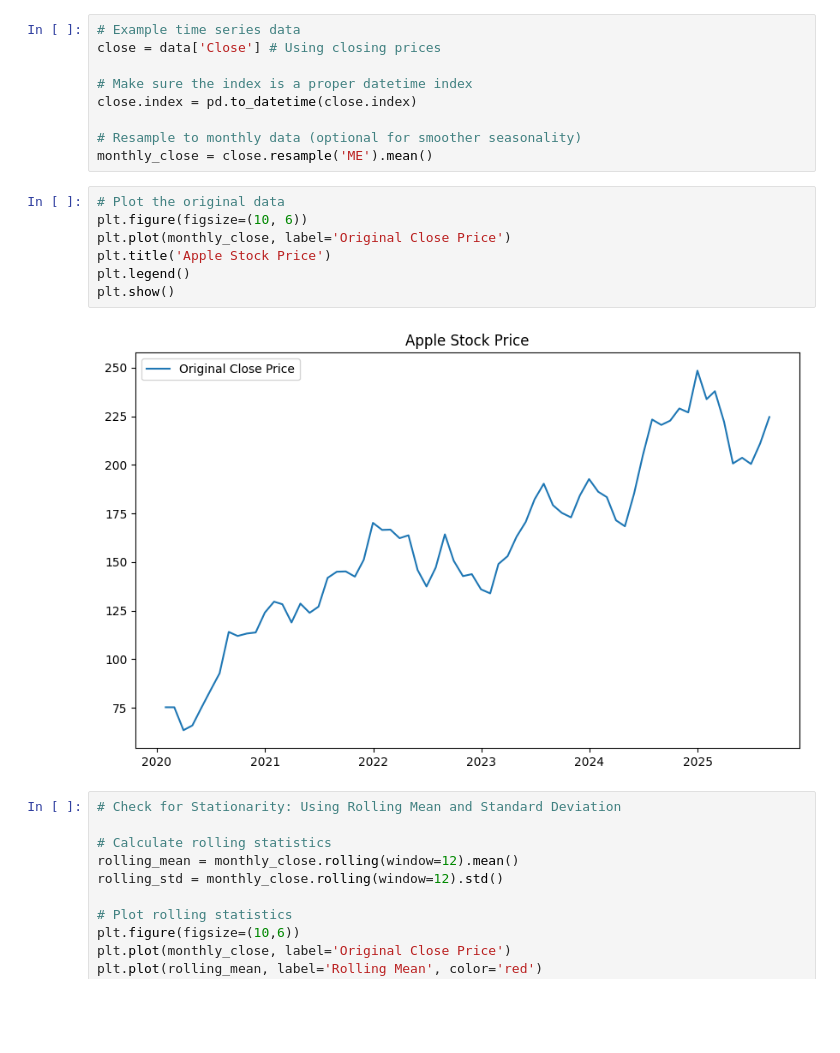
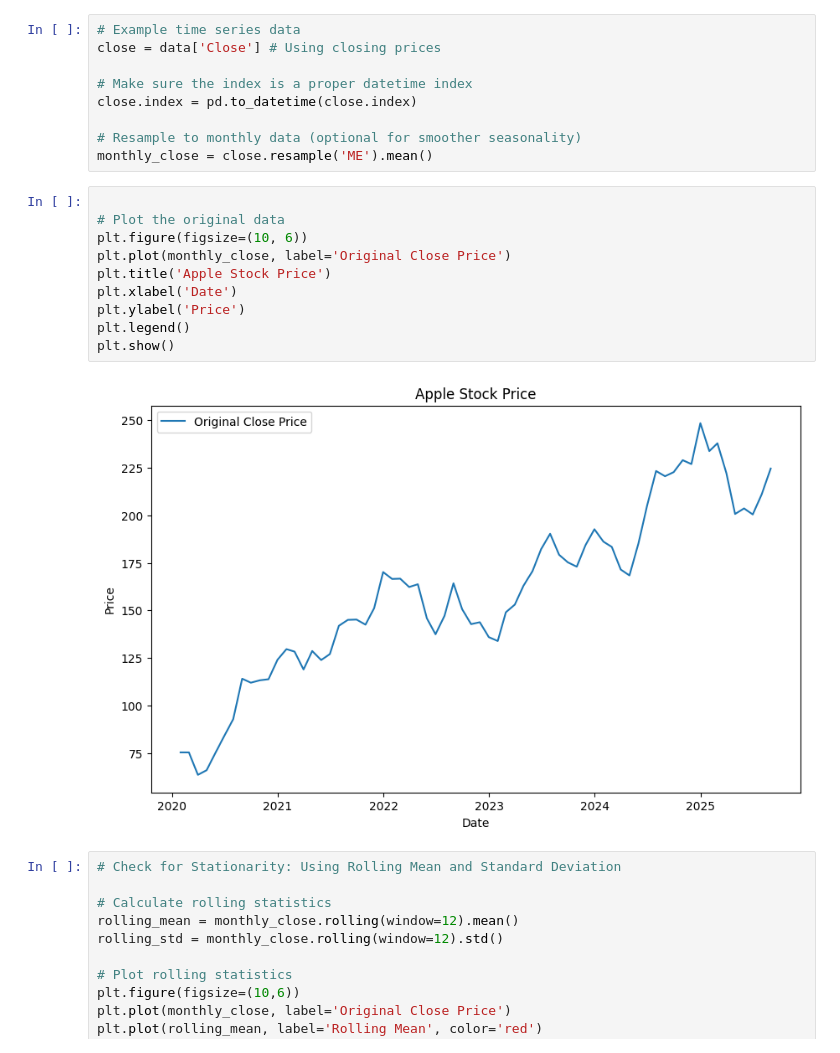
Before and after one commit to Stennas/Time-Series-Analysis, a Jupyter notebook: Apple_Stock_market_Prices.ipynb, the cells around one changed output. Drawn from its saved outputs; the diff is of its cells as text; blank space fills up the shorter version.

```diff
--- a/Apple_Stock_market_Prices.ipynb
+++ b/Apple_Stock_market_Prices.ipynb
@@ -28,14 +28,17 @@ close.index = pd.to_datetime(close.index)
 # Resample to monthly data (optional for smoother seasonality)
 monthly_close = close.resample('ME').mean()
 # %%
+
 # Plot the original data
 plt.figure(figsize=(10, 6))
 plt.plot(monthly_close, label='Original Close Price')
 plt.title('Apple Stock Price')
+plt.xlabel('Date')
+plt.ylabel('Price')
 plt.legend()
 plt.show()
 # %% [output]
-[figure, old version]
+[figure, new version]
 # %%
 # Check for Stationarity: Using Rolling Mean and Standard Deviation
 
```
Also changed, not shown: parts of 2 cells of this notebook.
